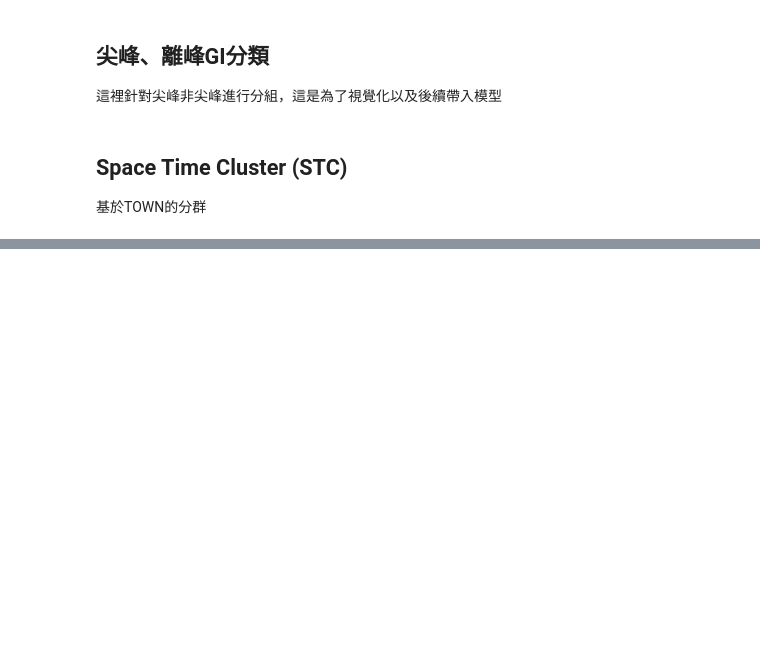
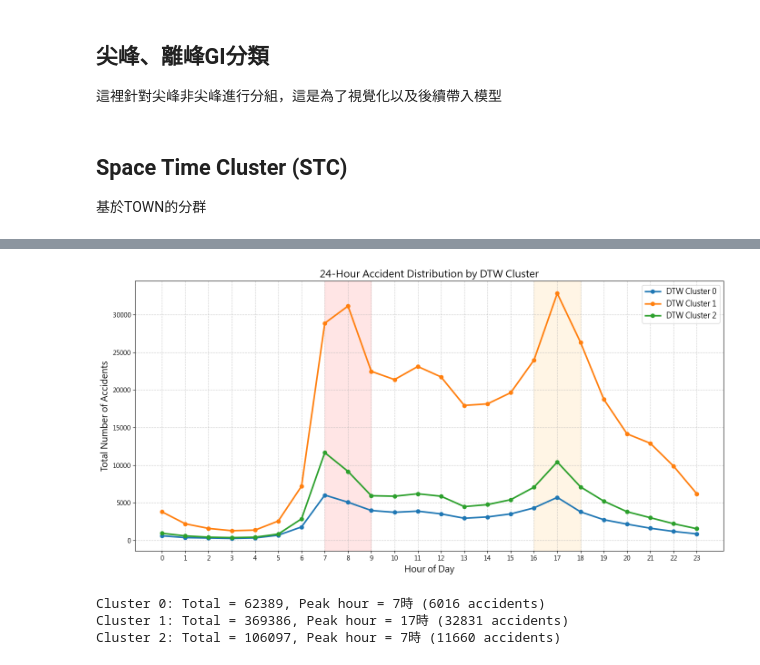
Before and after one commit to kennywang112/ST-RTA, a Jupyter notebook: ModelsV7/EHSA.ipynb, the cells around one changed output, grey strips where cells are left out. Saved outputs shown, nothing was run; the diff lists cells and outputs as text; code cells hidden in the pictures; blank space fills up the shorter version.

Commit message:
code cleaning & add cluster accident total

```diff
--- a/ModelsV7/EHSA.ipynb
+++ b/ModelsV7/EHSA.ipynb
@@ -259,0 +336,51 @@ plt.show()
+# %%
+cluster_hourly_accidents = []
+
+for cluster_id in sorted(final_grid['DTW_Cluster'].dropna().unique()):
+    cluster_data = final_grid[final_grid['DTW_Cluster'] == cluster_id]
+
+    all_accident_indices = []
+    for indices_list in cluster_data['accident_indices'].dropna():
+        if isinstance(indices_list, list):
+            all_accident_indices.extend(indices_list)
+
+    cluster_accidents = combined_data.loc[all_accident_indices]
+
+    hourly_counts = cluster_accidents['hour'].value_counts().sort_index()
+    hourly_counts = hourly_counts.reindex(range(24), fill_value=0)
+
+    cluster_hourly_accidents.append({
+        'cluster_id': cluster_id,
+        'hourly_counts': hourly_counts
+    })
+
+plt.figure(figsize=(14, 7))
+
+for item in cluster_hourly_accidents:
+    cluster_id = item['cluster_id']
+    hourly_counts = item['hourly_counts']
+
+    plt.plot(hourly_counts.index, hourly_counts.values,
+             marker='o', linewidth=2.5, label=f'DTW Cluster {int(cluster_id)}', markersize=6)
+
+plt.title('24-Hour Accident Distribution by DTW Cluster', fontsize=16, fontweight='bold')
+plt.xlabel('Hour of Day', fontsize=14)
+plt.ylabel('Total Number of Accidents', fontsize=14)
+plt.xticks(range(0, 24))
+plt.axvspan(7, 9, color='red', alpha=0.1)
+plt.axvspan(16, 18, color='orange', alpha=0.1)
+plt.grid(True, linestyle='--', alpha=0.6)
+plt.legend(fontsize=12)
+plt.tight_layout()
+plt.show()
+
+for item in cluster_hourly_accidents:
+    cluster_id = item['cluster_id']
+    hourly_counts = item['hourly_counts']
+    print(f"Cluster {int(cluster_id)}: Total = {hourly_counts.sum()}, "
+          f"Peak hour = {hourly_counts.idxmax()}時 ({hourly_counts.max()} accidents)")
+# %% [output]
+[figure, added]
+Cluster 0: Total = 62389, Peak hour = 7時 (6016 accidents)
+Cluster 1: Total = 369386, Peak hour = 17時 (32831 accidents)
+Cluster 2: Total = 106097, Peak hour = 7時 (11660 accidents)
```
Also changed, not shown: parts of 12 cells of this notebook, 6 other files.
